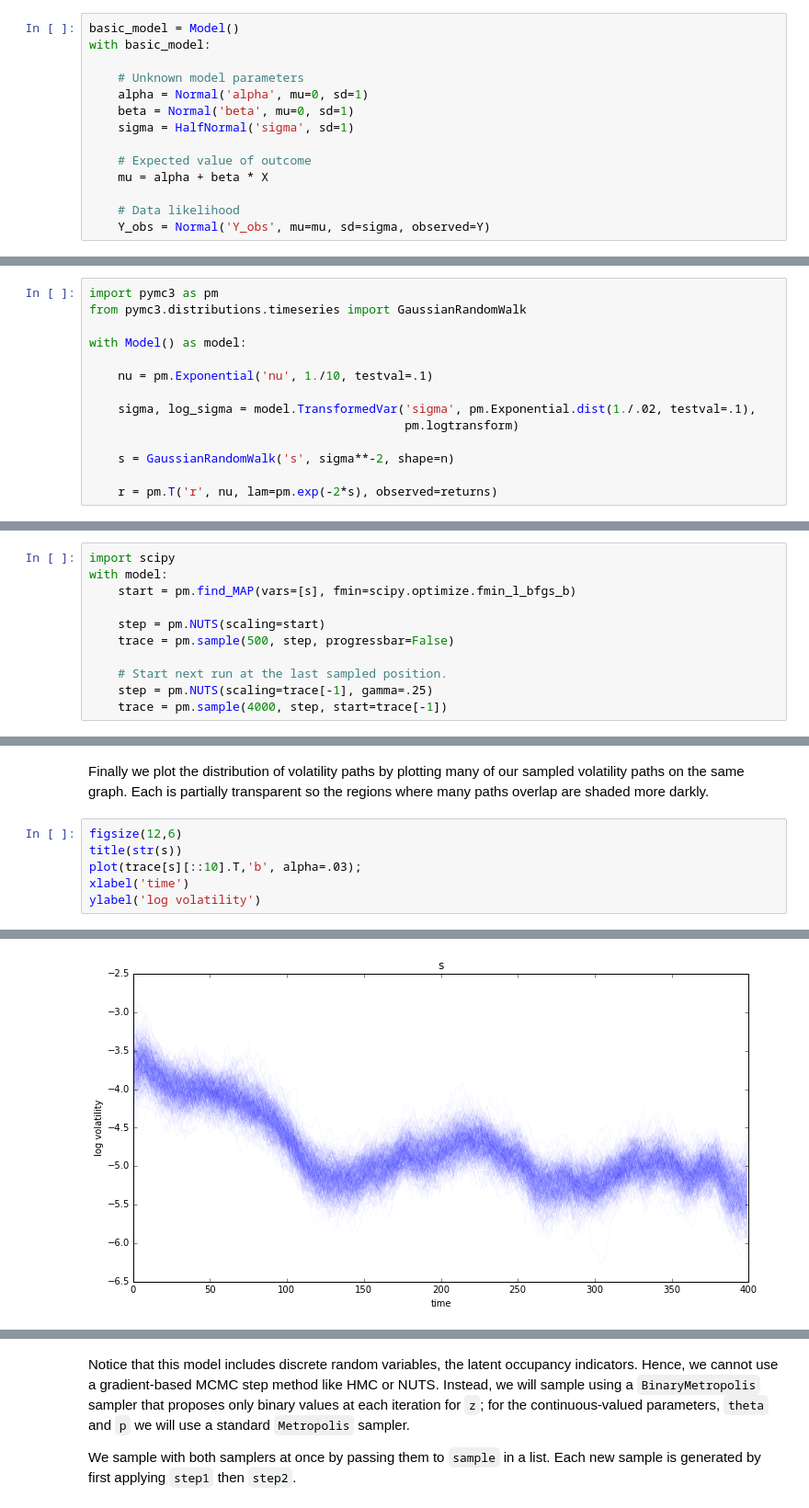
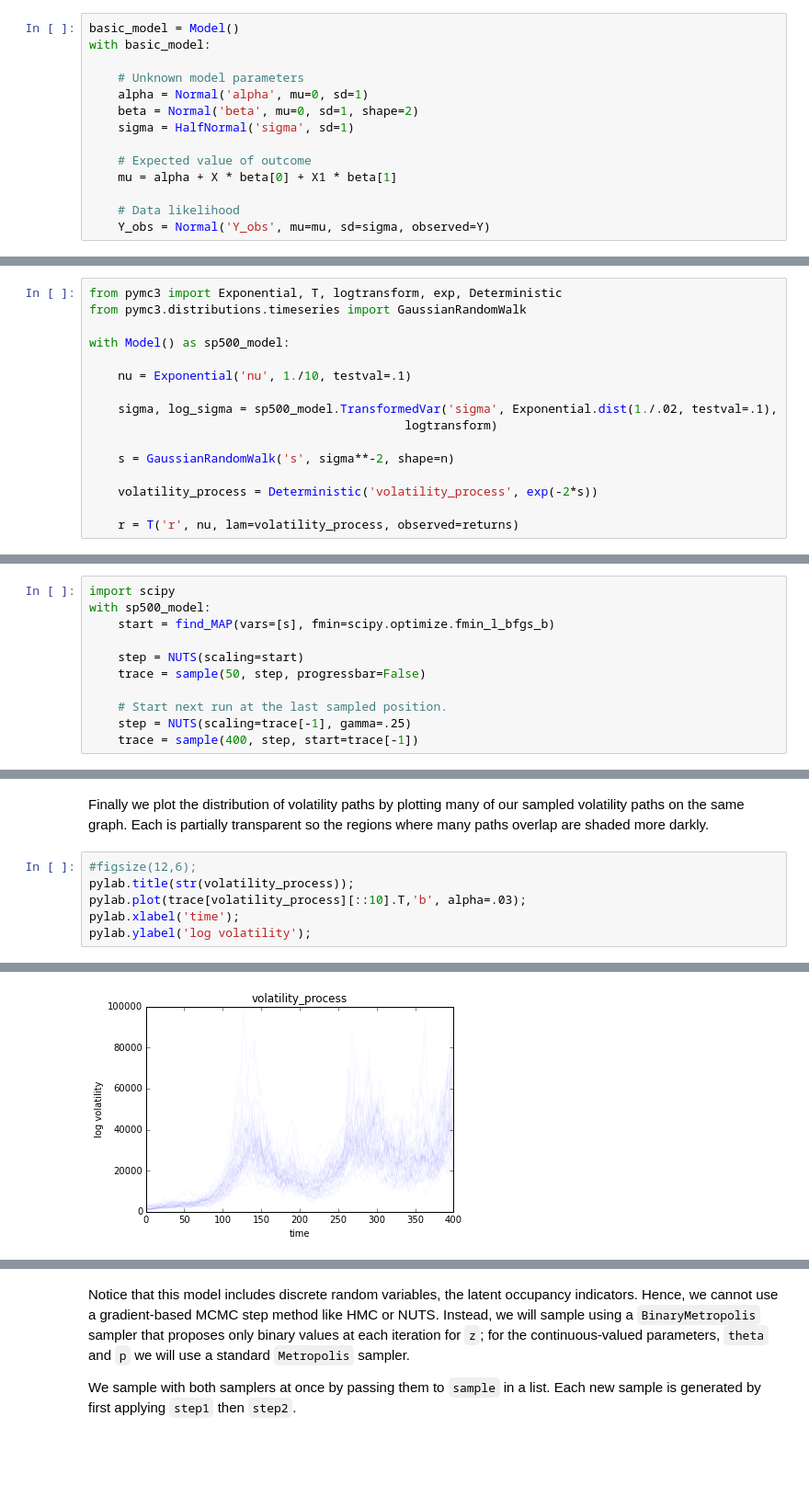
Before and after one commit to pymc-devs/uq_chapter, a Jupyter notebook: reference/UQ Handbook Chapter.ipynb, the cells around one changed output, grey strips where cells are left out. Shown: that part at 92% size. Drawn from its saved outputs; the diff is of its cells as text; blank space fills up the shorter version.

```diff
--- a/reference/UQ Handbook Chapter.ipynb
+++ b/reference/UQ Handbook Chapter.ipynb
@@ -111,11 +114,11 @@ with basic_model:
 
     # Unknown model parameters
     alpha = Normal('alpha', mu=0, sd=1)
-    beta = Normal('beta', mu=0, sd=1)
+    beta = Normal('beta', mu=0, sd=1, shape=2)
     sigma = HalfNormal('sigma', sd=1)
 
     # Expected value of outcome
-    mu = alpha + beta * X
+    mu = alpha + X * beta[0] + X1 * beta[1]
 
     # Data likelihood
     Y_obs = Normal('Y_obs', mu=mu, sd=sigma, observed=Y)
@@ -325,18 +347,20 @@ The `shape` argument used on the `GaussianRandomWalk` is available for all distr
 
 The scale of the innovations of the random walk, `sigma`, is specified in terms of the precision of the normally distributed innovations and can be a scalar or vector.
 # %%
-import pymc3 as pm
+from pymc3 import Exponential, T, logtransform, exp, Deterministic
 from pymc3.distributions.timeseries import GaussianRandomWalk
 
-with Model() as model:
+with Model() as sp500_model:
 
-    nu = pm.Exponential('nu', 1./10, testval=.1)
+    nu = Exponential('nu', 1./10, testval=.1)
 
-    sigma, log_sigma = model.TransformedVar('sigma', pm.Exponential.dist(1./.02, testval=.1),
-                                            pm.logtransform)
+    sigma, log_sigma = sp500_model.TransformedVar('sigma', Exponential.dist(1./.02, testval=.1),
+                                            logtransform)
 
     s = GaussianRandomWalk('s', sigma**-2, shape=n)
 
-    r = pm.T('r', nu, lam=pm.exp(-2*s), observed=returns)
+    volatility_process = Deterministic('volatility_process', exp(-2*s))
+
+    r = T('r', nu, lam=volatility_process, observed=returns)
 # %% [markdown]
 Notice we transform the log volatility process `s` into the volatility process by `exp(-2*s)`. The `exp()` function comes from Theano (imported through PyMC), which provides a wide varitety of common scientific computing funtions (and some uncommon ones).
@@ -349,13 +386,13 @@ We use Limited-memory BFGS (L-BFGS) provided by `scipy` as it is more efficient
 To do the sampling, we do a short initial run to put us in a volume of high probability, then start again at the new starting point. `trace[-1]` gives us the last point in the sampling trace. NUTS will recalculate the scaling parameters based on the new point, and in this case it leads to faster sampling due to better scaling.
 # %%
 import scipy
-with model:
-    start = pm.find_MAP(vars=[s], fmin=scipy.optimize.fmin_l_bfgs_b)
+with sp500_model:
+    start = find_MAP(vars=[s], fmin=scipy.optimize.fmin_l_bfgs_b)
 
-    step = pm.NUTS(scaling=start)
-    trace = pm.sample(500, step, progressbar=False)
+    step = NUTS(scaling=start)
+    trace = sample(50, step, progressbar=False)
 
     # Start next run at the last sampled position.
-    step = pm.NUTS(scaling=trace[-1], gamma=.25)
-    trace = pm.sample(4000, step, start=trace[-1])
+    step = NUTS(scaling=trace[-1], gamma=.25)
+    trace = sample(400, step, start=trace[-1])
 # %% [output]
@@ -375,9 +409,9 @@ pymc3.
 # %% [markdown]
 Finally we plot the distribution of volatility paths by plotting many of our sampled volatility paths on the same graph. Each is partially transparent so the regions where many paths overlap are shaded more darkly.
 # %%
-figsize(12,6)
-title(str(s))
-plot(trace[s][::10].T,'b', alpha=.03);
-xlabel('time')
-ylabel('log volatility')
+#figsize(12,6);
+pylab.title(str(volatility_process));
+pylab.plot(trace[volatility_process][::10].T,'b', alpha=.03);
+pylab.xlabel('time');
+pylab.ylabel('log volatility');
 # %% [output]
@@ -385,4 +418,4 @@ ylabel('log volatility')
-[figure, old version]
+[figure, new version]
 # %% [markdown]
 ## Case study 2: Occupancy estimation
 
```
Also changed, not shown: parts of 80 cells of this notebook.
